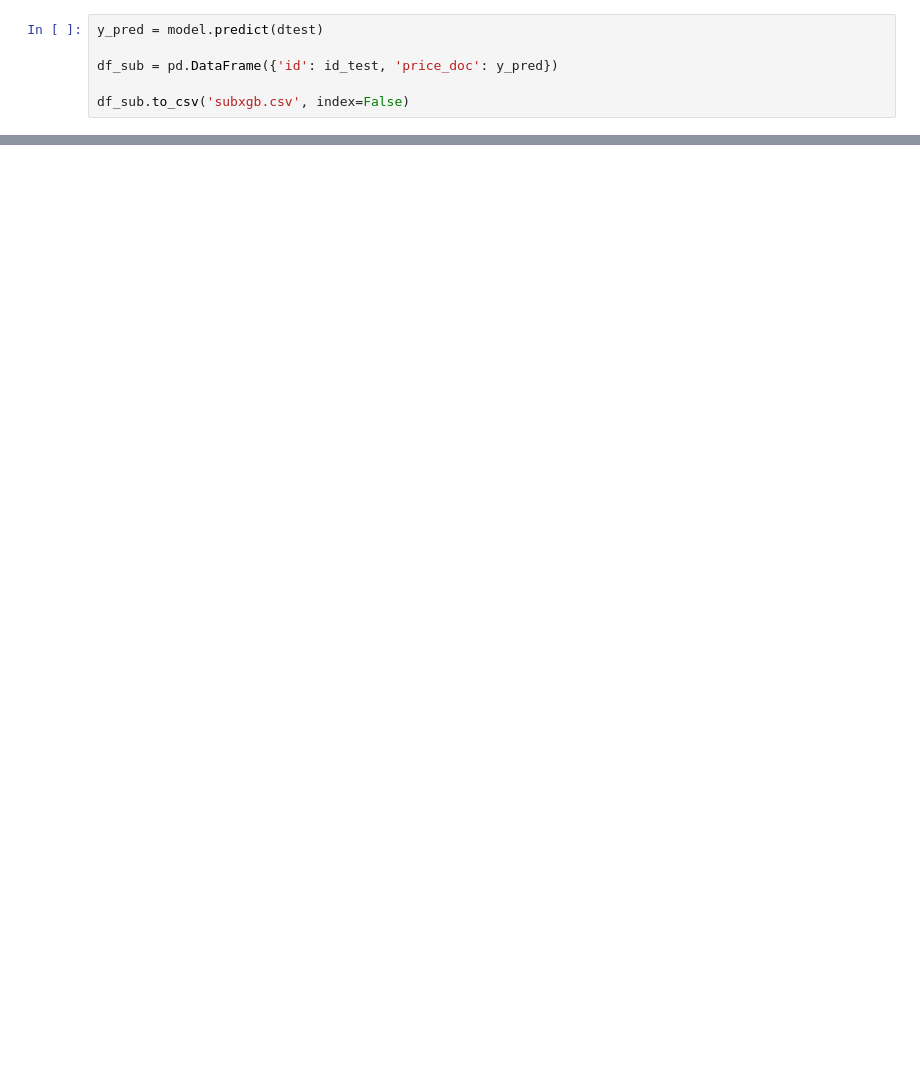
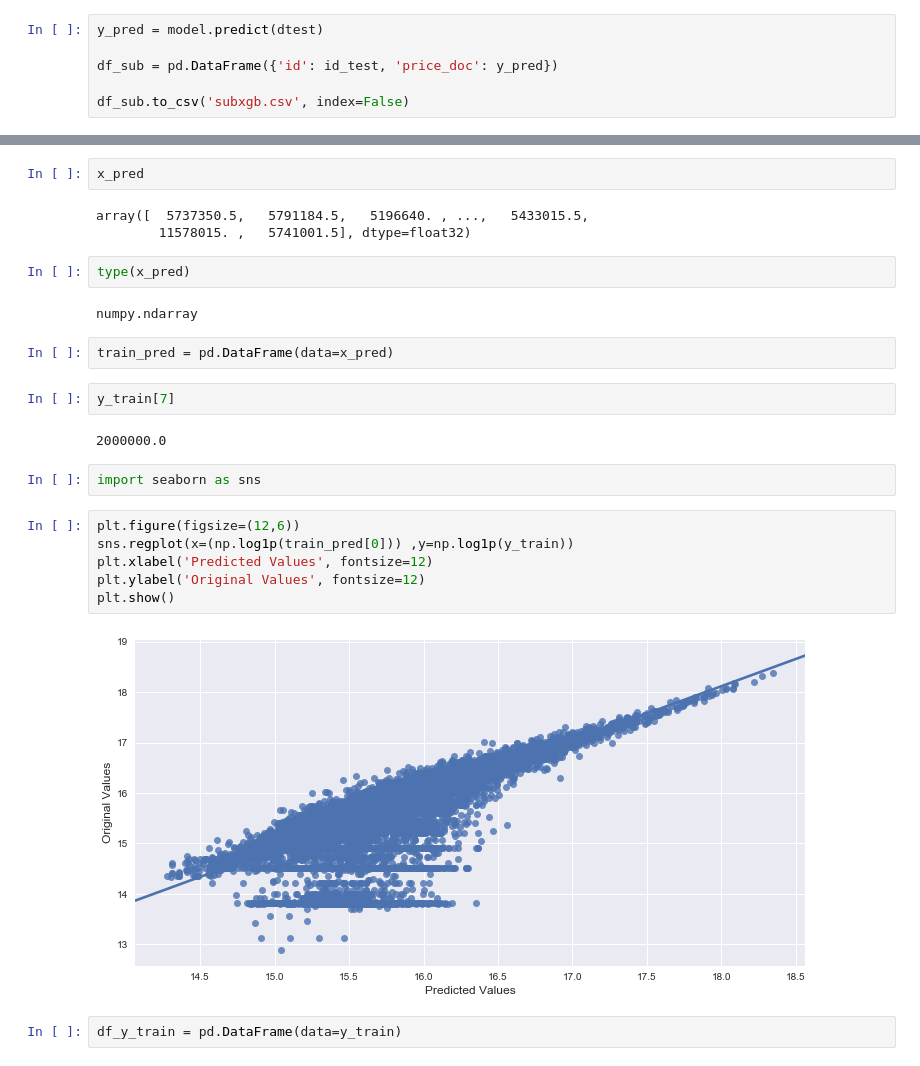
Before and after one commit to bhavesh0009/Sberbank-Russian-Housing-Market, a Jupyter notebook: withCleanScriptXGBboost.ipynb, the cells around one changed output, grey strips where cells are left out. Drawn from its saved outputs; the diff is of its cells as text; blank space fills up the shorter version.

Commit message:
6 original

```diff
--- a/withCleanScriptXGBboost.ipynb
+++ b/withCleanScriptXGBboost.ipynb
@@ -273,0 +243,27 @@ all_data[(all_data.life_sq>all_data.full_sq)]
+# %%
+x_pred
+# %% [output]
+array([  5737350.5,   5791184.5,   5196640. , ...,   5433015.5,
+        11578015. ,   5741001.5], dtype=float32)
+# %%
+type(x_pred)
+# %% [output]
+numpy.ndarray
+# %%
+train_pred = pd.DataFrame(data=x_pred)
+# %%
+y_train[7]
+# %% [output]
+2000000.0
+# %%
+import seaborn as sns
+# %%
+plt.figure(figsize=(12,6))
+sns.regplot(x=(np.log1p(train_pred[0])) ,y=np.log1p(y_train))
+plt.xlabel('Predicted Values', fontsize=12)
+plt.ylabel('Original Values', fontsize=12)
+plt.show()
+# %% [output]
+[figure, added]
+# %%
+df_y_train = pd.DataFrame(data=y_train)
```
Also changed, not shown: parts of 12 cells of this notebook, 2 other files.
